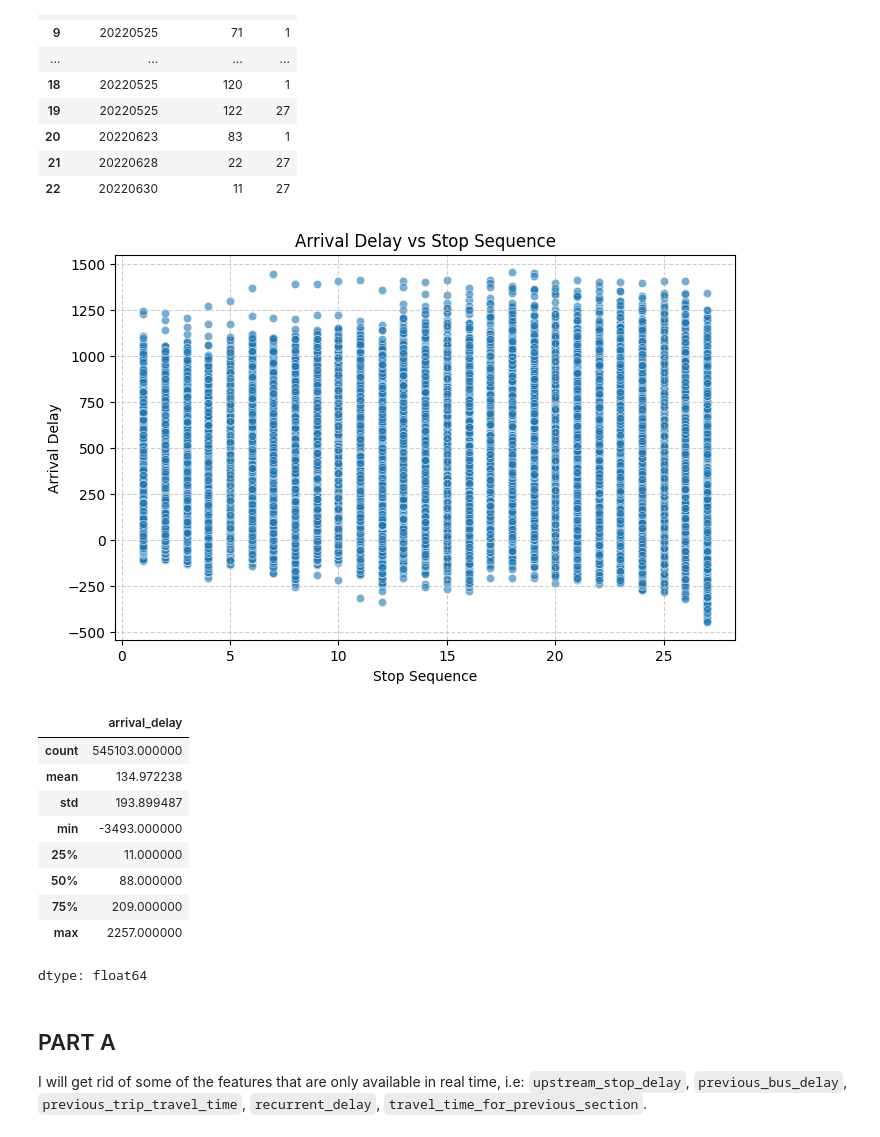
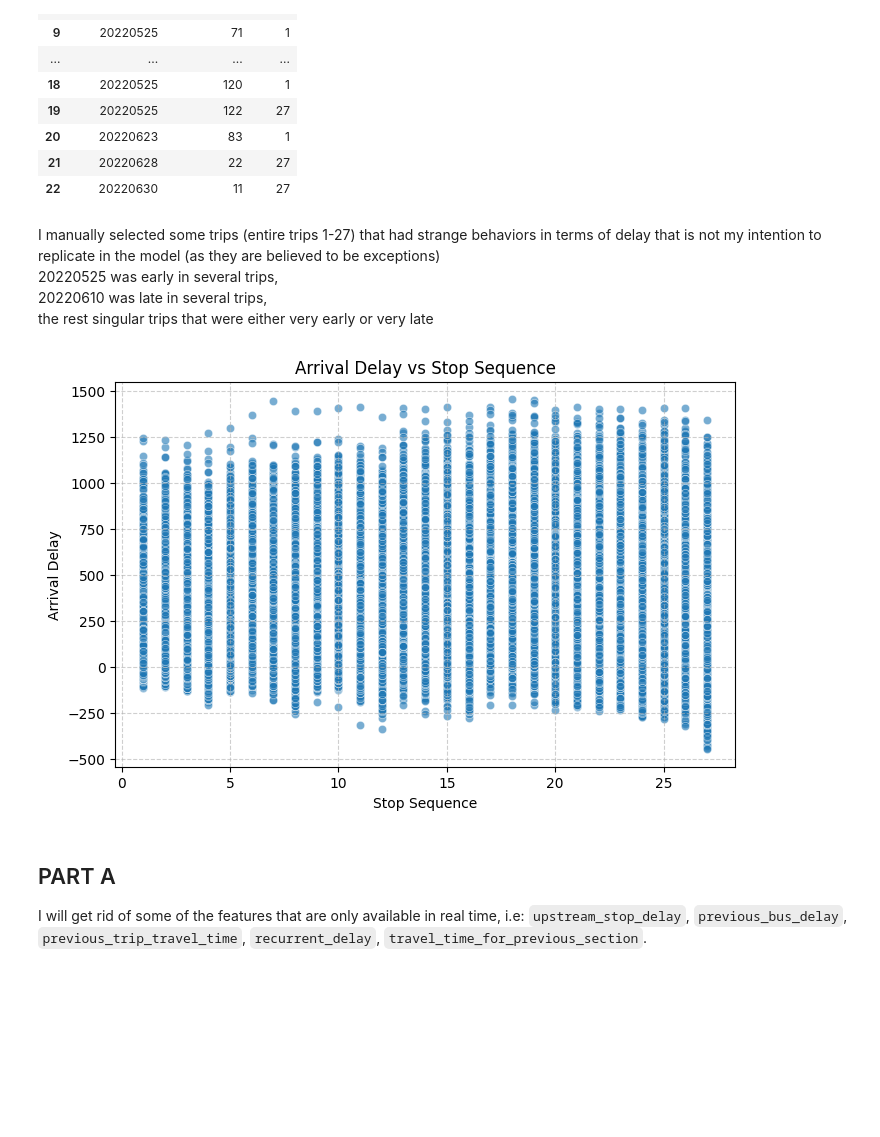
Before and after one commit to Gioalf/AH2179, a Jupyter notebook: project/AIprojectGioAlf.ipynb, the cells around one changed output. Drawn from its saved outputs; the diff is of its cells as text; code cells hidden in the pictures; blank space fills up the shorter version.

```diff
--- a/project/AIprojectGioAlf.ipynb
+++ b/project/AIprojectGioAlf.ipynb
@@ -300,42 +293,33 @@ early.groupby(['Calendar_date', 'trip_number']).size().reset_index(name='count')
 | 20 | 20220623 | 83 | 1 |
 | 21 | 20220628 | 22 | 27 |
 | 22 | 20220630 | 11 | 27 |
+# %% [markdown]
+I manually selected some trips (entire trips 1-27) that had strange behaviors in terms of delay that is not my intention to replicate in the model (as they are believed to be exceptions)\
+20220525 was early in several trips,\
+20220610 was late in several trips,\
+the rest singular trips that were either very early or very late
 # %%
 df_try=df[
     (df['Calendar_date']!=20220525) &
+    (df['Calendar_date']!=20220610) &
     ~((df['Calendar_date']==20220628) & (df['trip_number']==22)) &
     ~((df['Calendar_date']==20220630) & (df['trip_number']==11)) &
-    (df['Calendar_date']!=20220120) &
-    (df['Calendar_date']!=20220402) &
-    (df['Calendar_date']!=20220609) &
-    (df['Calendar_date']!=20220610)
+    ~((df['Calendar_date']==20220609) & (df['trip_number']==134)) &
+    ~((df['Calendar_date']==20220120) & (df['trip_number'].isin([8,9,10])))
     ]
 import seaborn as sns
 import matplotlib.pyplot as plt
 
 plt.figure(figsize=(8,5))
 sns.scatterplot(data=df_try, x='stop_sequence', y='arrival_delay', alpha=0.6)
 
 plt.title("Arrival Delay vs Stop Sequence")
 plt.xlabel("Stop Sequence")
 plt.ylabel("Arrival Delay")
 plt.grid(True, linestyle='--', alpha=0.6)
 plt.show()
 # %% [output]
-[figure, old version]
+[figure, new version]
-# %%
-df['arrival_delay'].describe()
-# %% [output]
-|  | arrival_delay |
-| count | 545103.000000 |
-| mean | 134.972238 |
-| std | 193.899487 |
-| min | -3493.000000 |
-| 25% | 11.000000 |
-| 50% | 88.000000 |
-| 75% | 209.000000 |
-| max | 2257.000000 |
-dtype: float64
 # %% [markdown]
 ## PART A
 I will get rid of some of the features that are only available in real time, i.e: `upstream_stop_delay`, `previous_bus_delay`, `previous_trip_travel_time`, `recurrent_delay`, `travel_time_for_previous_section`.
```
Also changed, not shown: parts of 38 cells of this notebook.
